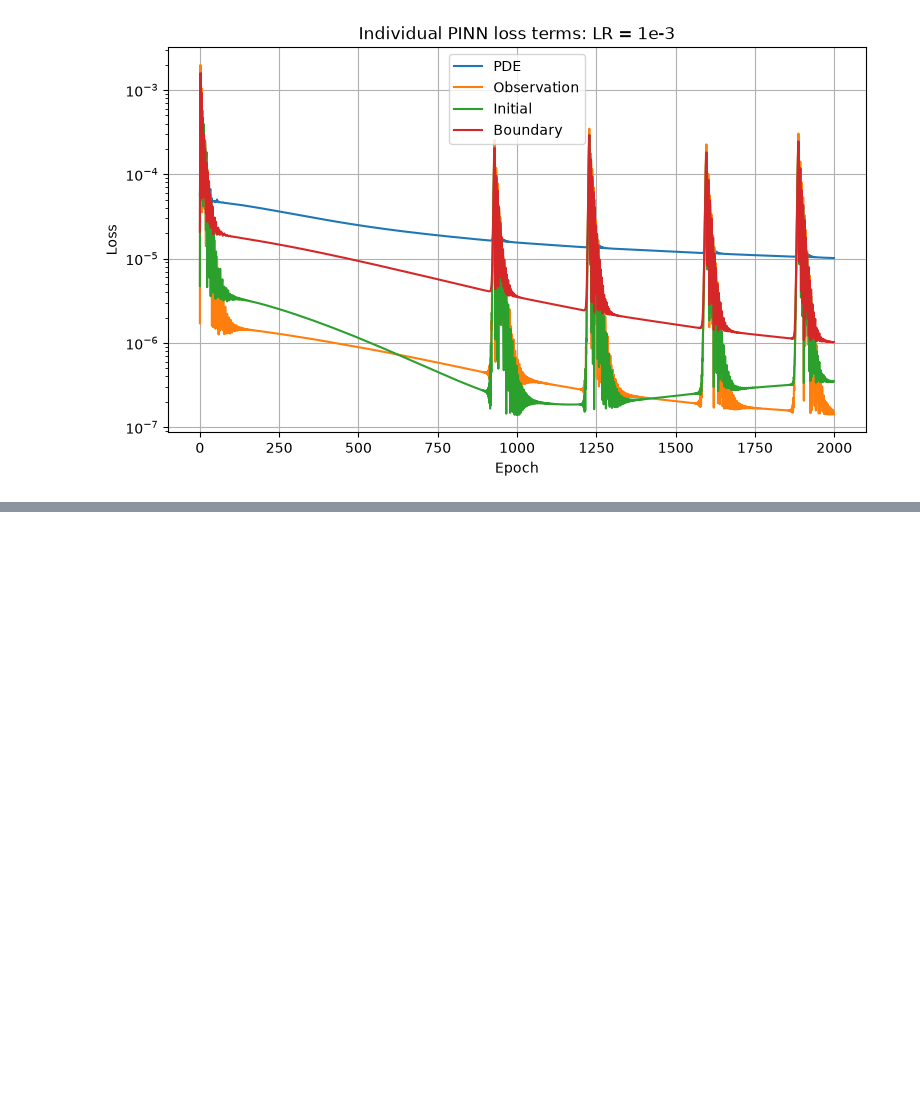
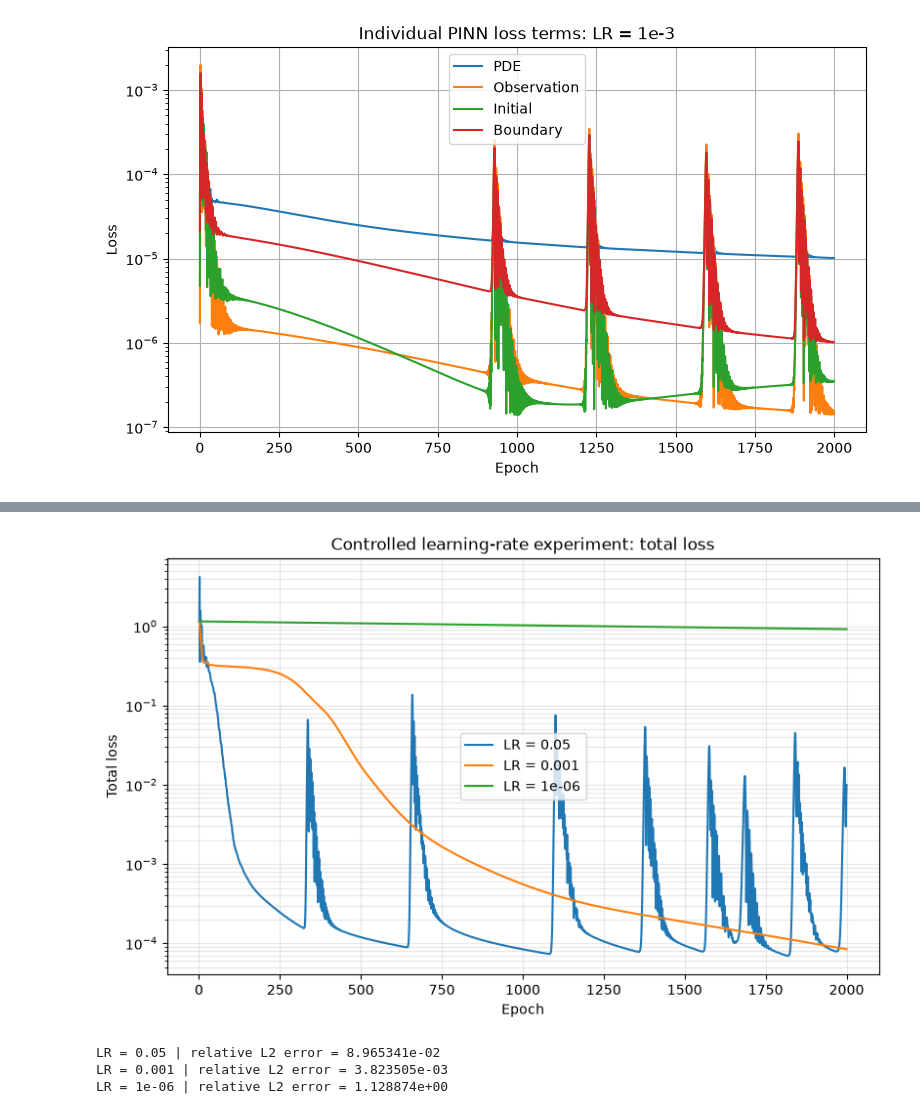
Before and after one commit to TensorFluids/HeatEq-PINN, a Jupyter notebook: notebook.ipynb, the cells around one changed output, grey strips where cells are left out. Drawn from its saved outputs; the diff is of its cells as text; code cells hidden in the pictures; blank space fills up the shorter version.

```diff
--- a/notebook.ipynb
+++ b/notebook.ipynb
@@ -781,0 +653,52 @@ plt.show()
+# %%
+fig, ax = plt.subplots(figsize=(8, 5), layout="constrained")
+
+for learning_rate in learning_rates:
+    total_history = lr_results[learning_rate]["history"]["Total"]
+    ax.semilogy(
+        np.arange(1, len(total_history) + 1),
+        total_history,
+        label=f"LR = {learning_rate:g}",
+    )
+
+ax.set_xlabel("Epoch")
+ax.set_ylabel("Total loss")
+ax.set_title("Controlled learning-rate experiment: total loss")
+ax.grid(True, which="both", alpha=0.3)
+ax.legend()
+plt.show()
+# %% [output]
+[figure, added]
+# %%
+# One fixed space-time grid for all three final models.
+x_eval = np.linspace(0, 1, 101)
+t_eval = np.linspace(0, 1, 101)
+X_eval, T_eval = np.meshgrid(x_eval, t_eval)
+xt_eval_t = torch.tensor(
+    np.column_stack((X_eval.ravel(), T_eval.ravel())),
+    dtype=xt_obs_t.dtype,
+    device=xt_obs_t.device,
+)
+u_exact_eval_t = torch.tensor(
+    u_exact(X_eval, T_eval).reshape(-1, 1),
+    dtype=xt_obs_t.dtype,
+    device=xt_obs_t.device,
+)
+
+relative_l2_errors = {}
+for learning_rate in learning_rates:
+    trained_model = lr_results[learning_rate]["model"]
+    trained_model.eval()
+    # No derivatives are needed when comparing temperature values.
+    with torch.no_grad():
+        u_pred_eval = trained_model(xt_eval_t)
+        relative_l2 = (
+            torch.linalg.vector_norm(u_pred_eval - u_exact_eval_t)
+            / torch.linalg.vector_norm(u_exact_eval_t)
+        )
+    relative_l2_errors[learning_rate] = relative_l2.item()
+    print(f"LR = {learning_rate:g} | relative L2 error = {relative_l2.item():.6e}")
+# %% [output]
+LR = 0.05 | relative L2 error = 8.965341e-02
+LR = 0.001 | relative L2 error = 3.823505e-03
+LR = 1e-06 | relative L2 error = 1.128874e+00
```
Also changed, not shown: parts of 8 cells of this notebook, 1 other file.
